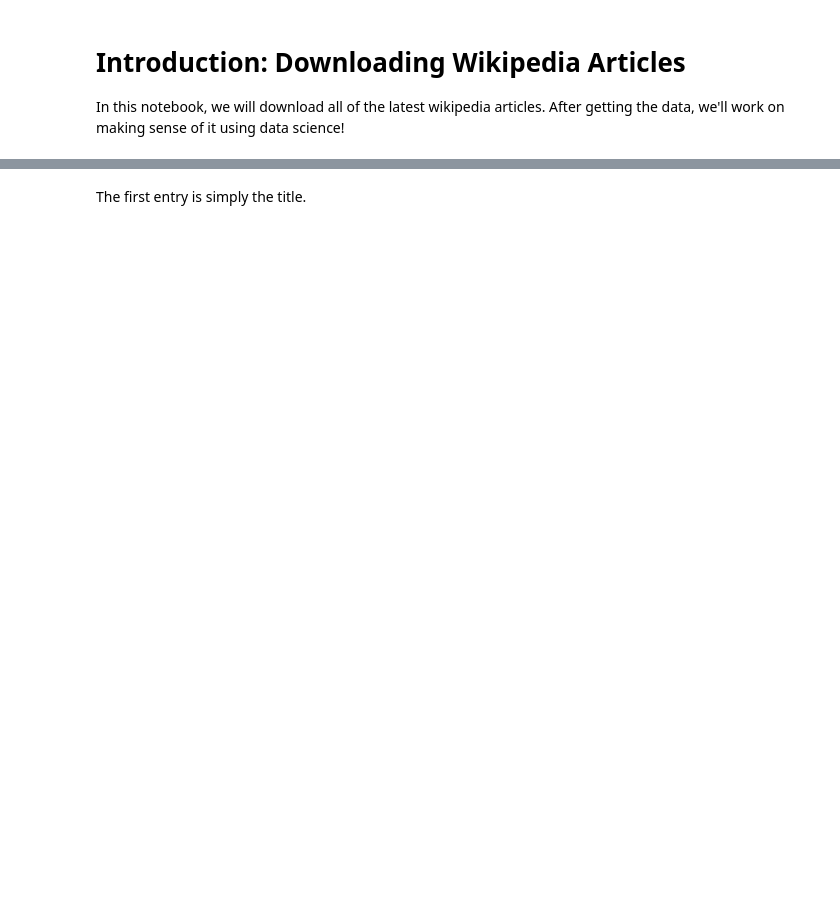
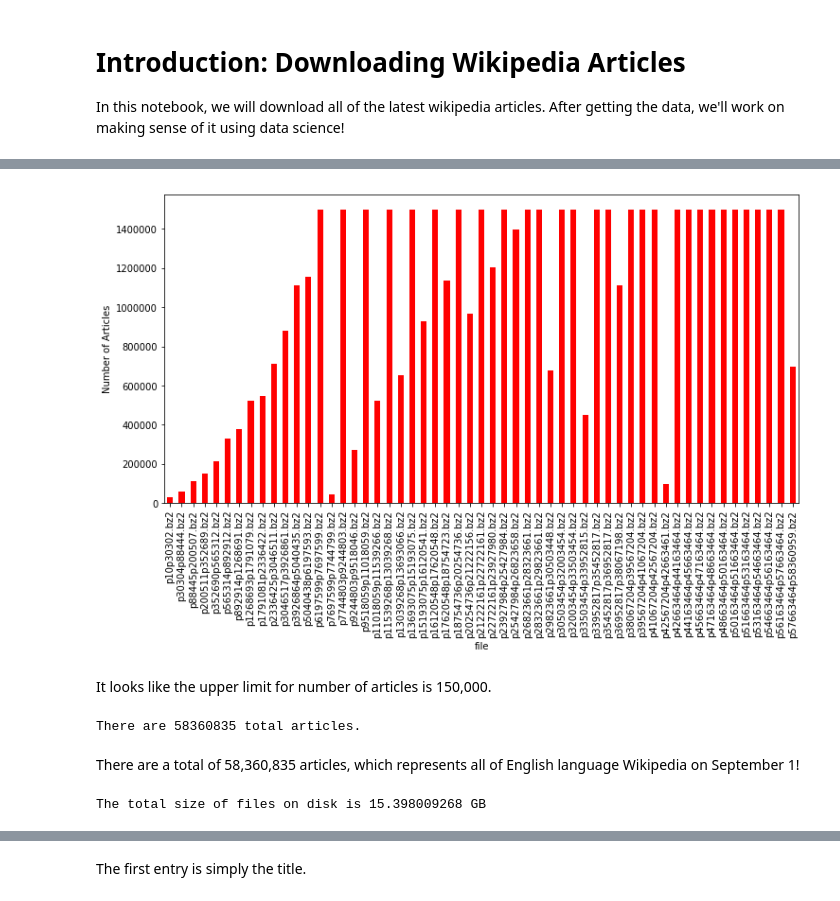
Before and after one commit to WillKoehrsen/wikipedia-data-science, a Jupyter notebook: Downloading Wikipedia Articles.ipynb, the cells around one changed output, grey strips where cells are left out. Cells and saved outputs as stored; diff of their text form; code cells hidden in the pictures; blank space fills up the shorter version.

```diff
--- a/Downloading Wikipedia Articles.ipynb
+++ b/Downloading Wikipedia Articles.ipynb
@@ -226,0 +176,17 @@ The first time, we set the code to break if the handler encouters any books so w
+# %%
+file_df['articles'].plot.bar(color = 'red', figsize = (12, 6));
+plt.ylabel('Number of Articles');
+# %% [output]
+[figure, added]
+# %% [markdown]
+It looks like the upper limit for number of articles is 150,000.
+# %%
+print(f"There are {file_df['articles'].sum()} total articles.")
+# %% [output]
+There are 58360835 total articles.
+# %% [markdown]
+There are a total of 58,360,835 articles, which represents all of English language Wikipedia on September 1!
+# %%
+print(f"The total size of files on disk is {file_df['size (MB)'].sum() / 1e3} GB")
+# %% [output]
+The total size of files on disk is 15.398009268 GB
```
Also changed, not shown: parts of 107 cells of this notebook, 2 other files.
